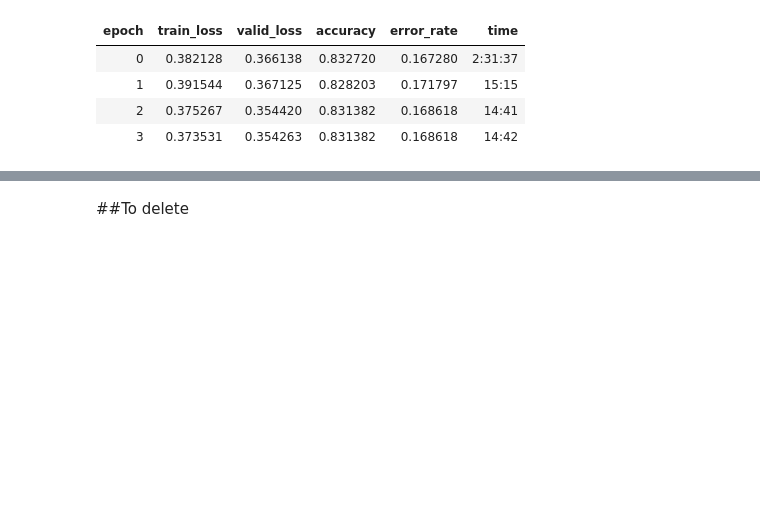
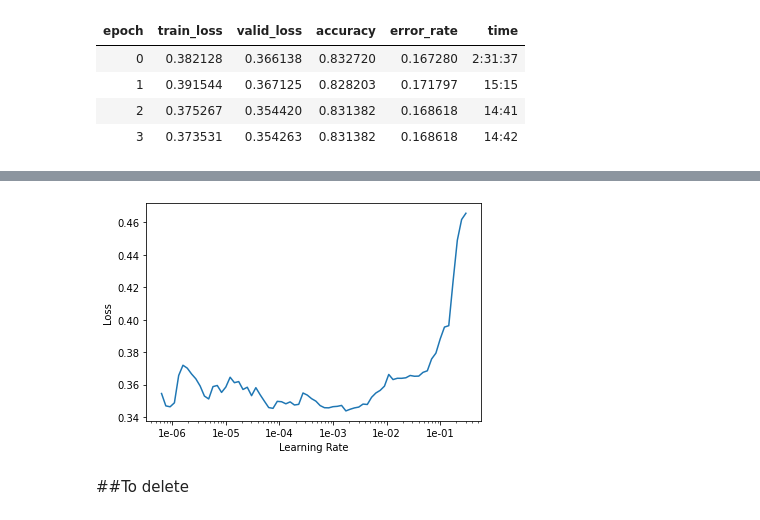
Before and after one commit to GrueneKatze/AI-for-Medicine-Coursera, a Jupyter notebook: Pneumonia_detection_with_FastAI.ipynb, the cells around one changed output, grey strips where cells are left out. Drawn from its saved outputs; the diff is of its cells as text; code cells hidden in the pictures; blank space fills up the shorter version.

```diff
--- a/Pneumonia_detection_with_FastAI.ipynb
+++ b/Pneumonia_detection_with_FastAI.ipynb
@@ -361,3 +343,5 @@ learn.fit_one_cycle(4, max_lr=slice(3e-4, 3e-3))
 | 3 | 0.373531 | 0.354263 | 0.831382 | 0.168618 | 14:42 |
 # %%
 learn.save(path_m/'2b')
+# %%
+learn.load(path_m/'2b')
@@ -364,3 +355,7 @@ learn.save(path_m/'2b')
+# %%
+learn.recorder.plot()
+# %% [output]
+[figure, added]
 # %% [markdown]
 ##To delete
 # %%
```
Also changed, not shown: parts of 2 cells of this notebook.
